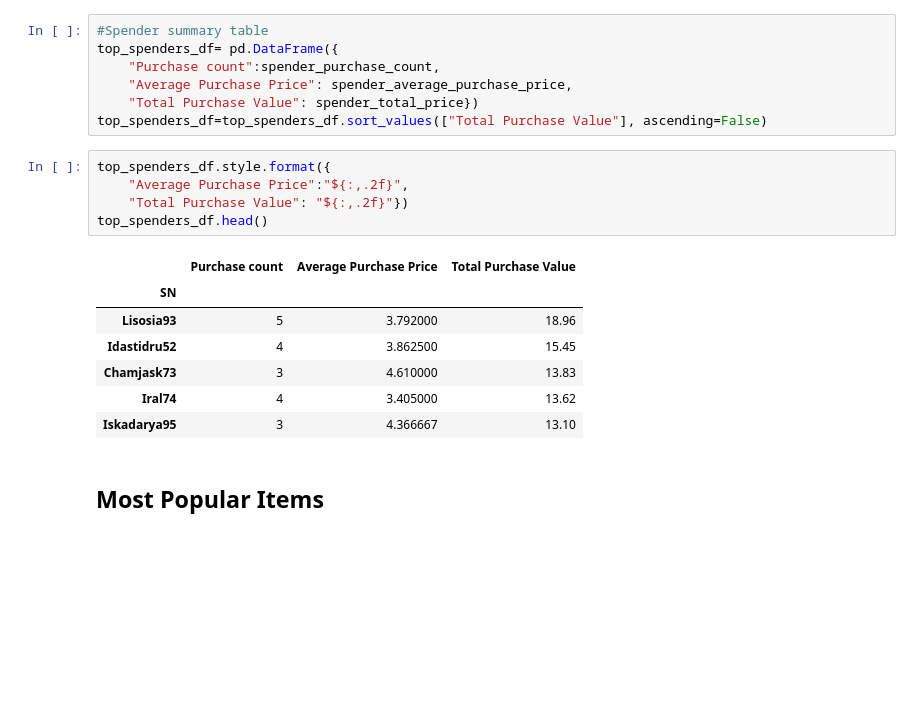
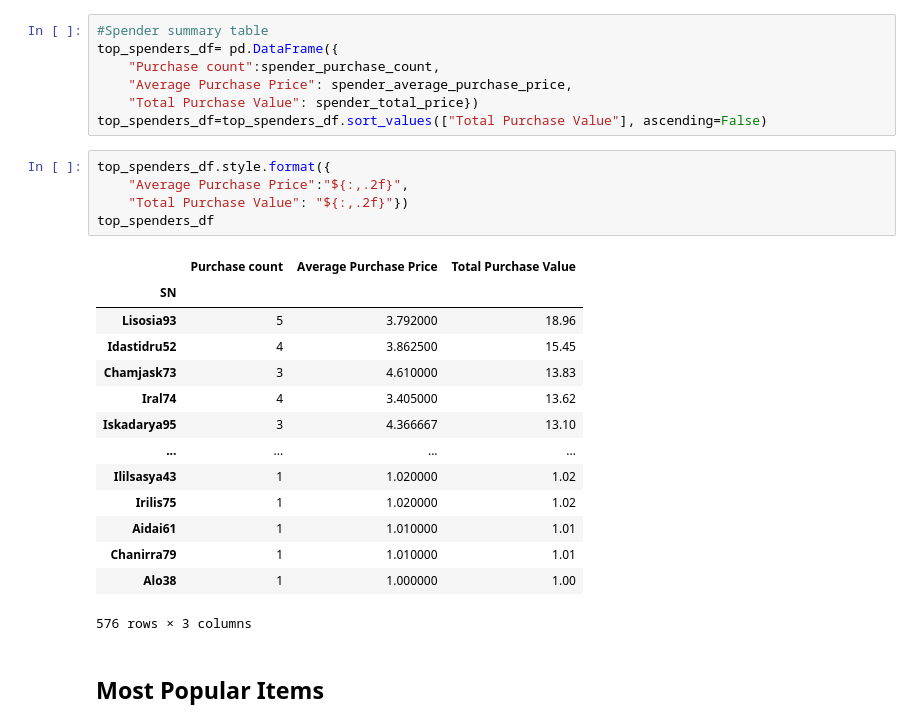
Before and after one commit to gnzamudio/pandas-challenge, a Jupyter notebook: Pymoli/HeroesOfPymoli.ipynb, the cells around one changed output. Cells and saved outputs as stored; diff of their text form; blank space fills up the shorter version.

```diff
--- a/Pymoli/HeroesOfPymoli.ipynb
+++ b/Pymoli/HeroesOfPymoli.ipynb
@@ -292,16 +292,23 @@ top_spenders_df=top_spenders_df.sort_values(["Total Purchase Value"], ascending=
 # %%
 top_spenders_df.style.format({
     "Average Purchase Price":"${:,.2f}",
     "Total Purchase Value": "${:,.2f}"})
-top_spenders_df.head()
+top_spenders_df
 # %% [output]
 |  | Purchase count | Average Purchase Price | Total Purchase Value |
 | SN |  |  |  |
 | Lisosia93 | 5 | 3.792000 | 18.96 |
 | Idastidru52 | 4 | 3.862500 | 15.45 |
 | Chamjask73 | 3 | 4.610000 | 13.83 |
 | Iral74 | 4 | 3.405000 | 13.62 |
 | Iskadarya95 | 3 | 4.366667 | 13.10 |
+| ... | ... | ... | ... |
+| Ililsasya43 | 1 | 1.020000 | 1.02 |
+| Irilis75 | 1 | 1.020000 | 1.02 |
+| Aidai61 | 1 | 1.010000 | 1.01 |
+| Chanirra79 | 1 | 1.010000 | 1.01 |
+| Alo38 | 1 | 1.000000 | 1.00 |
+576 rows × 3 columns
 # %% [markdown]
 ## Most Popular Items
 # %% [markdown]
```
Also changed, not shown: parts of 3 cells of this notebook.
